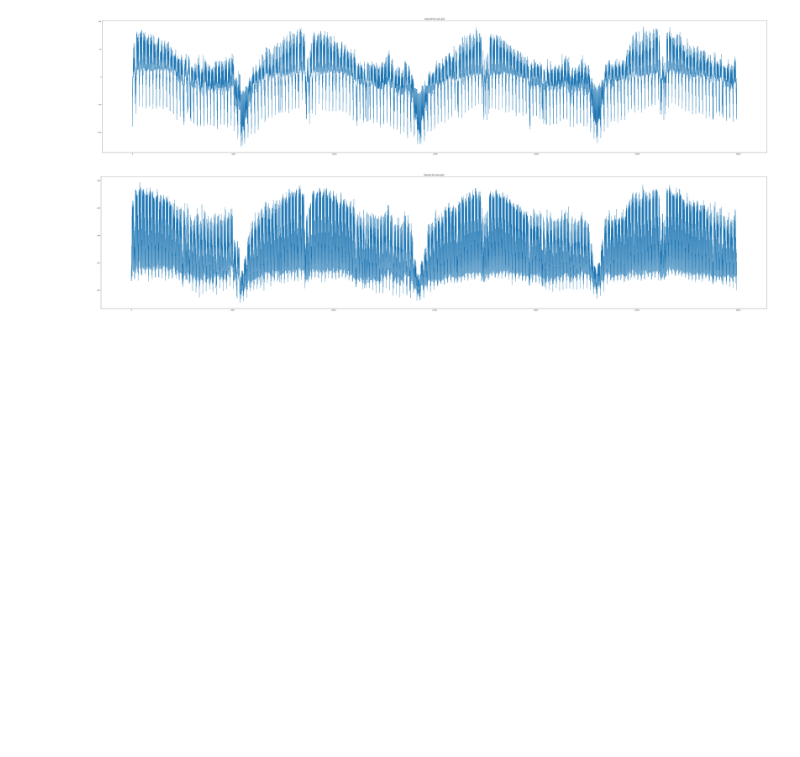
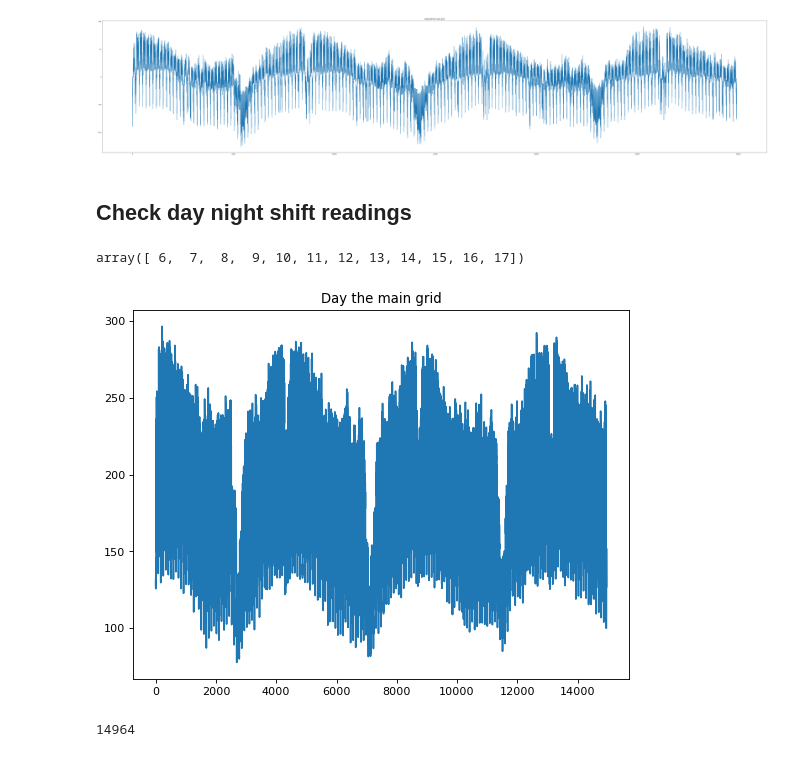
Before and after one commit to as-cal8/KDDM2-2022, a Jupyter notebook: Notebook_timeseries.ipynb, the cells around one changed output. Drawn from its saved outputs; the diff is of its cells as text; code cells hidden in the pictures; blank space fills up the shorter version.

Commit message:
Check day and night shift

```diff
--- a/Notebook_timeseries.ipynb
+++ b/Notebook_timeseries.ipynb
@@ -199,12 +188,28 @@ plt.title("Detrend the main grid")
 plt.show()
 # %% [output]
 [figure]
+# %% [markdown]
+## Check day night shift readings
+# %%
+df = pd.read_csv('powerSupplyStream.csv')
+df_day = df[(df['hourOfDay'] > 6) ].reset_index()
+df_day = df[(df['hourOfDay']<=17) & (df['hourOfDay'] >= 6)].reset_index()
+df_night = df[~((df['hourOfDay']<=17) & (df['hourOfDay'] >= 6))].reset_index()
+# df_day = df[df['hourOfDay'] > 15 and df['hourOfDay'] < 6 ].reset_index()
+# df_day = df[df['hourOfDay'] <  18].reset_index()
+df_night.head(-10)
+df_night['hourOfDay'].unique()
+df_day['hourOfDay'].unique()
+# %% [output]
+array([ 6,  7,  8,  9, 10, 11, 12, 13, 14, 15, 16, 17])
 # %%
-figure(figsize=(80, 16), dpi=80)
+figure(figsize=(8, 6), dpi=80)
 
-plt.plot(df['mainGrid'])  # Mean is constant from the graph
+plt.plot(df_day['mainGrid'])  # Mean is constant from the graph
 
-plt.title("Detrend the main grid")
+plt.title("Day the main grid")
 plt.show()
+len(df_day['mainGrid'])
 # %% [output]
-[figure, old version]
+[figure, new version]
+14964
```
Also changed, not shown: parts of 14 cells of this notebook.
